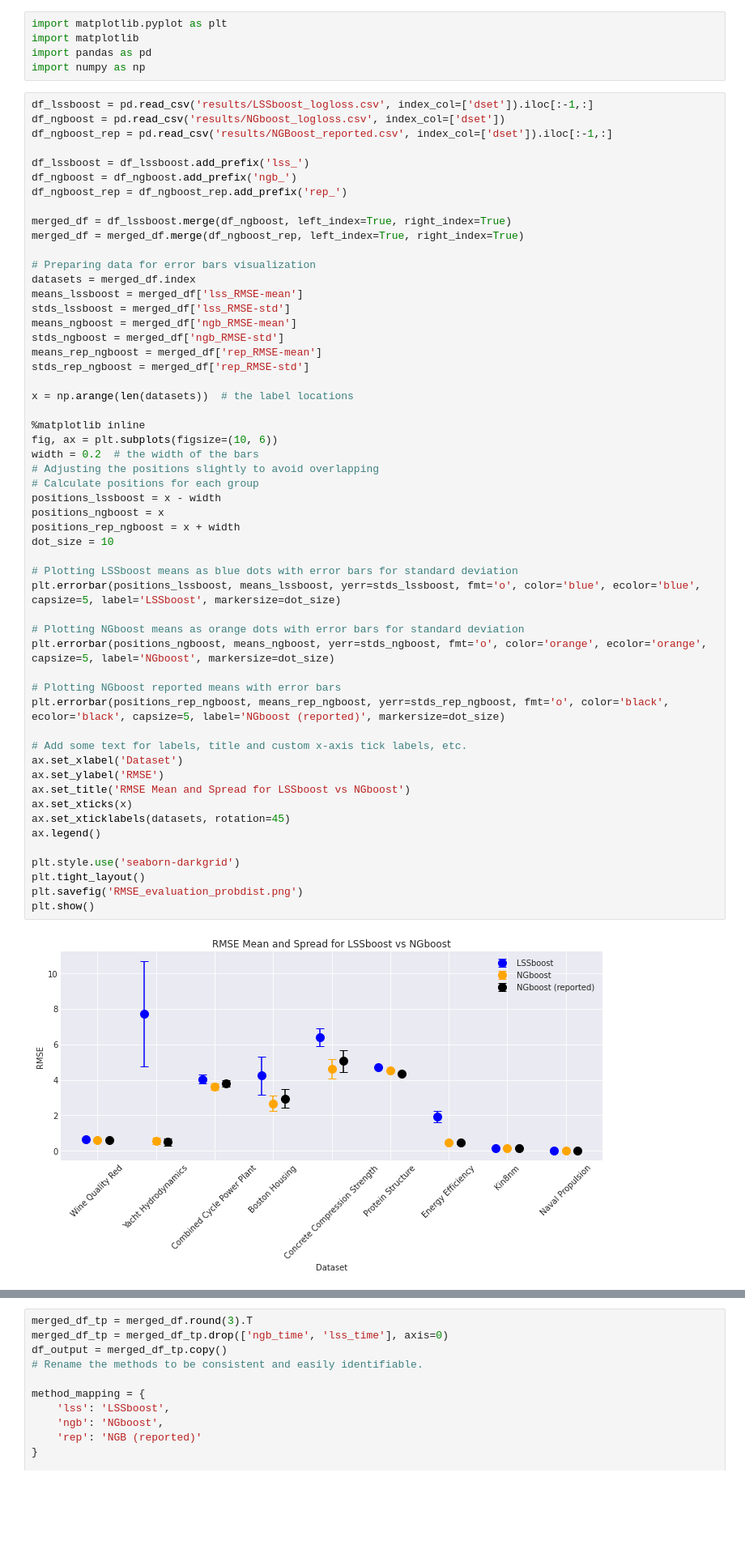
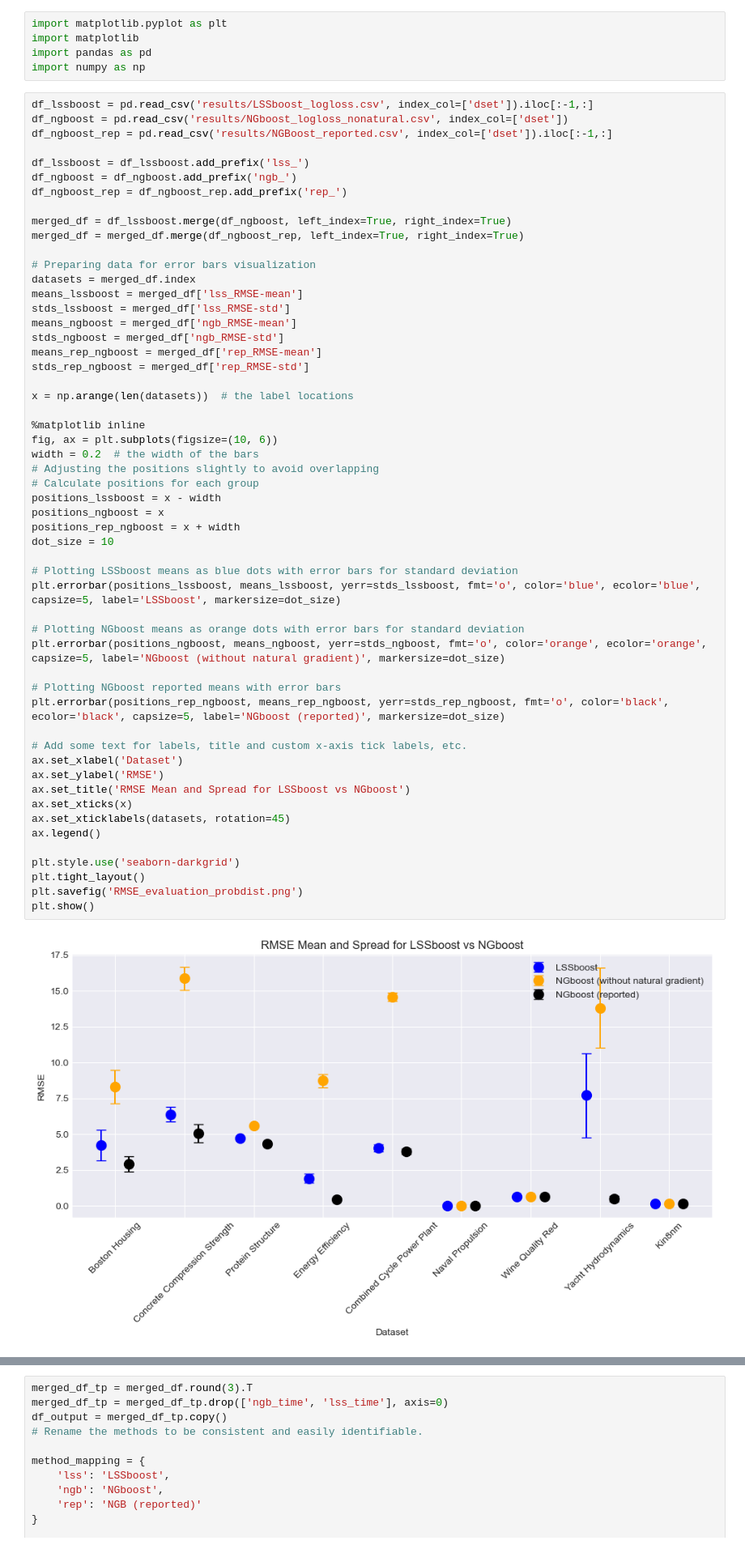
Before and after one commit to ujohn33/dgbm-paper, a Jupyter notebook: notebooks/barplots_natural_vs_nonatural.ipynb, the cells around one changed output, grey strips where cells are left out. Shown: that part at 81% size. Cells and saved outputs as stored; diff of their text form; blank space fills up the shorter version.

Commit message:
results_eval_ngboost

```diff
--- a/notebooks/barplots_natural_vs_nonatural.ipynb
+++ b/notebooks/barplots_natural_vs_nonatural.ipynb
@@ -8,7 +8,7 @@ import pandas as pd
 import numpy as np
 # %%
 df_lssboost = pd.read_csv('results/LSSboost_logloss.csv', index_col=['dset']).iloc[:-1,:]
-df_ngboost = pd.read_csv('results/NGboost_logloss.csv', index_col=['dset'])
+df_ngboost = pd.read_csv('results/NGboost_logloss_nonatural.csv', index_col=['dset'])
 df_ngboost_rep = pd.read_csv('results/NGBoost_reported.csv', index_col=['dset']).iloc[:-1,:]
 
 df_lssboost = df_lssboost.add_prefix('lss_')
@@ -33,35 +33,35 @@ x = np.arange(len(datasets))  # the label locations
 fig, ax = plt.subplots(figsize=(10, 6))
 width = 0.2  # the width of the bars
 # Adjusting the positions slightly to avoid overlapping
 # Calculate positions for each group
 positions_lssboost = x - width
 positions_ngboost = x
 positions_rep_ngboost = x + width
 dot_size = 10
 
 # Plotting LSSboost means as blue dots with error bars for standard deviation
 plt.errorbar(positions_lssboost, means_lssboost, yerr=stds_lssboost, fmt='o', color='blue', ecolor='blue', capsize=5, label='LSSboost', markersize=dot_size)
 
 # Plotting NGboost means as orange dots with error bars for standard deviation
-plt.errorbar(positions_ngboost, means_ngboost, yerr=stds_ngboost, fmt='o', color='orange', ecolor='orange', capsize=5, label='NGboost', markersize=dot_size)
+plt.errorbar(positions_ngboost, means_ngboost, yerr=stds_ngboost, fmt='o', color='orange', ecolor='orange', capsize=5, label='NGboost (without natural gradient)', markersize=dot_size)
 
 # Plotting NGboost reported means with error bars
 plt.errorbar(positions_rep_ngboost, means_rep_ngboost, yerr=stds_rep_ngboost, fmt='o', color='black', ecolor='black', capsize=5, label='NGboost (reported)', markersize=dot_size)
 
 # Add some text for labels, title and custom x-axis tick labels, etc.
 ax.set_xlabel('Dataset')
 ax.set_ylabel('RMSE')
 ax.set_title('RMSE Mean and Spread for LSSboost vs NGboost')
 ax.set_xticks(x)
 ax.set_xticklabels(datasets, rotation=45)
 ax.legend()
 
 plt.style.use('seaborn-darkgrid')
 plt.tight_layout()
 plt.savefig('RMSE_evaluation_probdist.png')
 plt.show()
 # %% [output]
-[figure, old version]
+[figure, new version]
 # %%
 merged_df_tp = merged_df.round(3).T
 merged_df_tp = merged_df_tp.drop(['ngb_time', 'lss_time'], axis=0)
```
Also changed, not shown: parts of 2 cells of this notebook, 6 other files.
